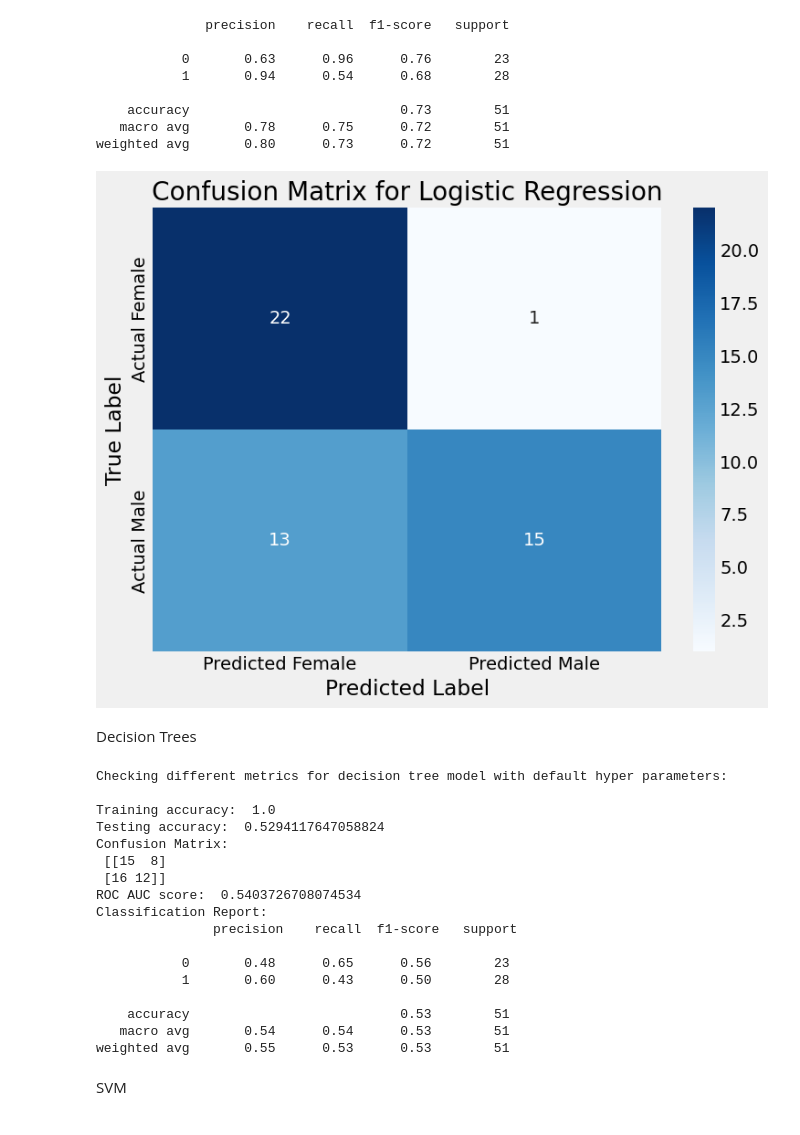
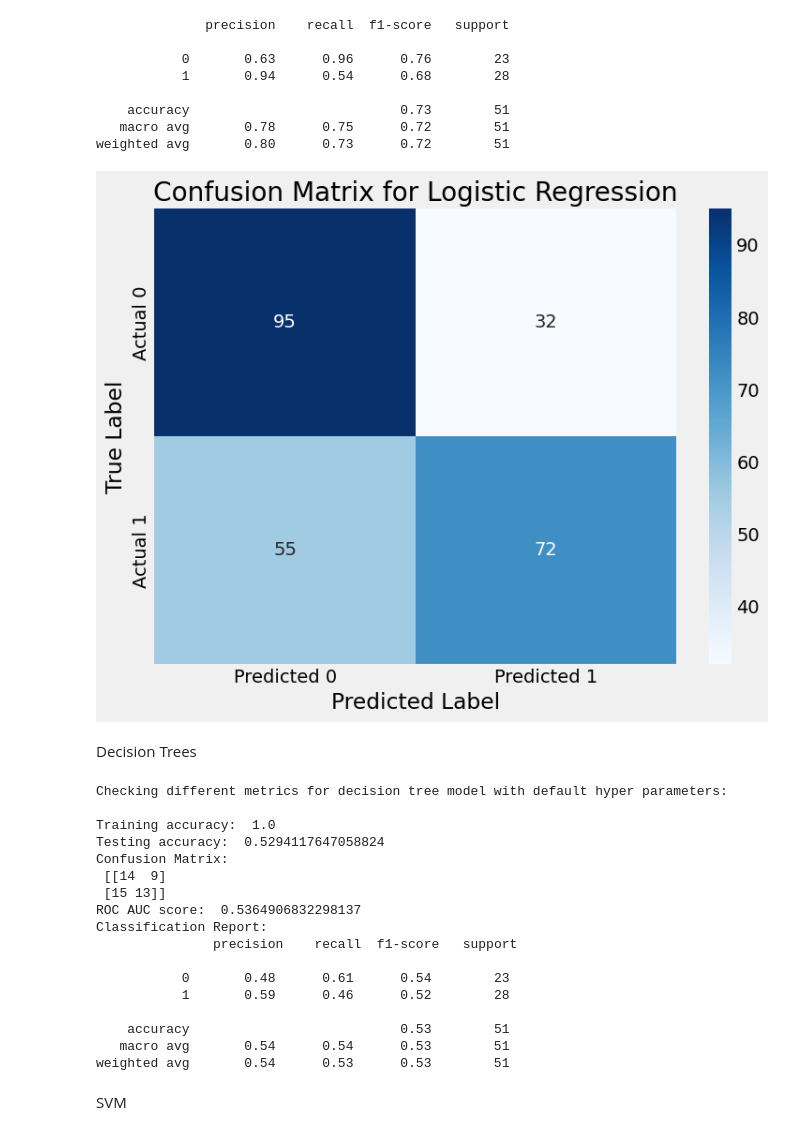
Before and after one commit to Geez-l/litoX, a Jupyter notebook: litoX_preprocessing.ipynb, the cells around one changed output. Cells and saved outputs as stored; diff of their text form; code cells hidden in the pictures.

```diff
--- a/litoX_preprocessing.ipynb
+++ b/litoX_preprocessing.ipynb
@@ -464,7 +464,7 @@ results_df
 from sklearn.preprocessing import MinMaxScaler
 
 ##  columns to scale excluding the label
-cols_to_scale = ['Length', 'Width', 'Height', 'Rib count', 'Length (Hinge Line)', 'Distance Umbos', 'LW_ratio', 'LH_ratio', 'WH_ratio', 'UL_ratio', 'HL_ratio', 'UH_ratio', 'Rib Density']
+cols_to_scale = ['Length', 'Width', 'Height', 'Length (Hinge Line)', 'Distance Umbos', 'LW_ratio', 'LH_ratio', 'WH_ratio', 'UL_ratio', 'HL_ratio', 'UH_ratio', 'Rib Density']
 
 scaler = MinMaxScaler()
 
@@ -1403,18 +1404,23 @@ weighted avg       0.80      0.73      0.72        51
 # %%
 from sklearn.metrics import confusion_matrix
 
-cm = confusion_matrix(Y_test, y_pred)
+# Predict on the entire dataset
+y_pred_all = log_model.predict(X_res)
 
+# Generate confusion matrix for the entire dataset
+cm_all = confusion_matrix(y_res, y_pred_all)
+
+# Plot the confusion matrix
 plt.figure(figsize=(8, 6))
-sns.heatmap(cm, annot=True, fmt='d', cmap='Blues',
-            xticklabels=['Predicted Female', 'Predicted Male'],
-            yticklabels=['Actual Female', 'Actual Male'])
-plt.xlabel('Predicted Label')
-plt.ylabel('True Label')
-plt.title('Confusion Matrix for Logistic Regression')
+sns.heatmap(cm_all, annot=True, fmt="d", cmap="Blues",
+            xticklabels=['Predicted 0', 'Predicted 1'],
+            yticklabels=['Actual 0', 'Actual 1'])
+plt.title("Confusion Matrix for Logistic Regression")
+plt.xlabel("Predicted Label")
+plt.ylabel("True Label")
 plt.show()
 # %% [output]
-[figure, old version]
+[figure, new version]
 # %% [markdown]
 Decision Trees
 # %%
@@ -1444,18 +1450,18 @@ Checking different metrics for decision tree model with default hyper parameters
 Training accuracy:  1.0
 Testing accuracy:  0.5294117647058824
 Confusion Matrix:
- [[15  8]
- [16 12]]
-ROC AUC score:  0.5403726708074534
+ [[14  9]
+ [15 13]]
+ROC AUC score:  0.5364906832298137
 Classification Report:
                precision    recall  f1-score   support
 
-           0       0.48      0.65      0.56        23
-           1       0.60      0.43      0.50        28
+           0       0.48      0.61      0.54        23
+           1       0.59      0.46      0.52        28
 
     accuracy                           0.53        51
    macro avg       0.54      0.54      0.53        51
-weighted avg       0.55      0.53      0.53        51
+weighted avg       0.54      0.53      0.53        51
 # %% [markdown]
 SVM
 # %%
```
Also changed, not shown: parts of 21 cells of this notebook.
